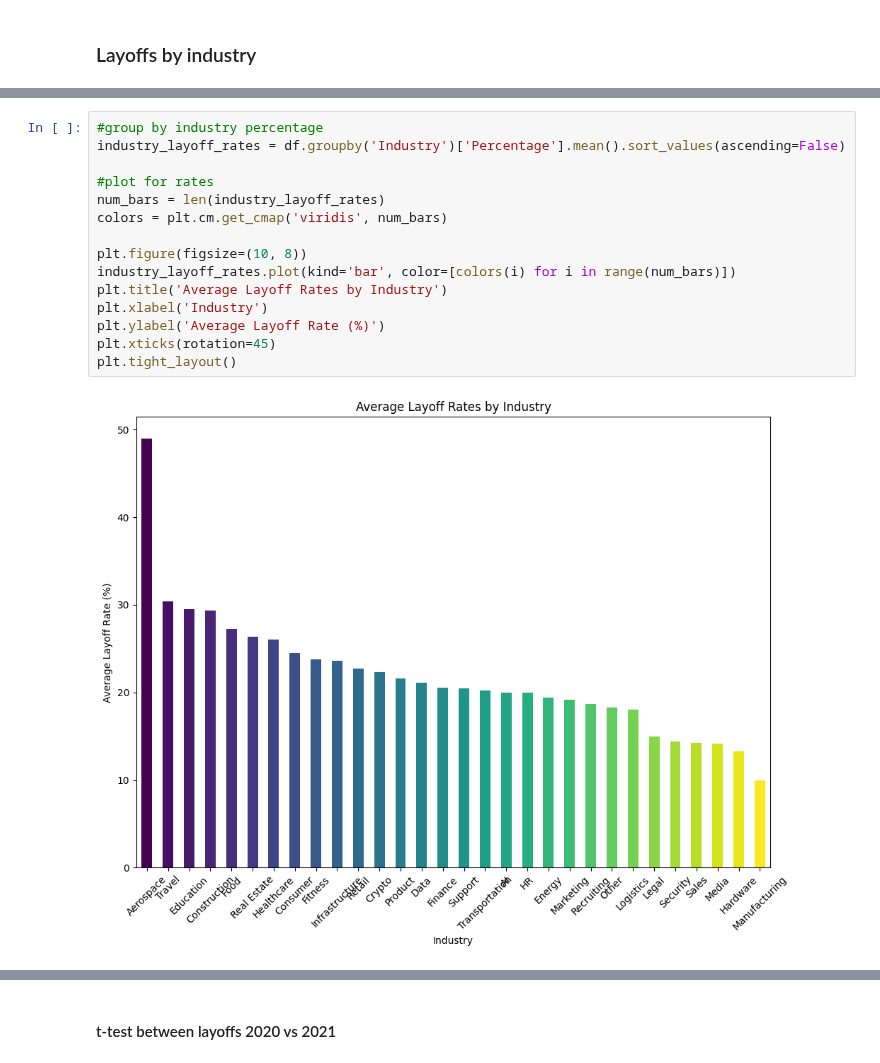
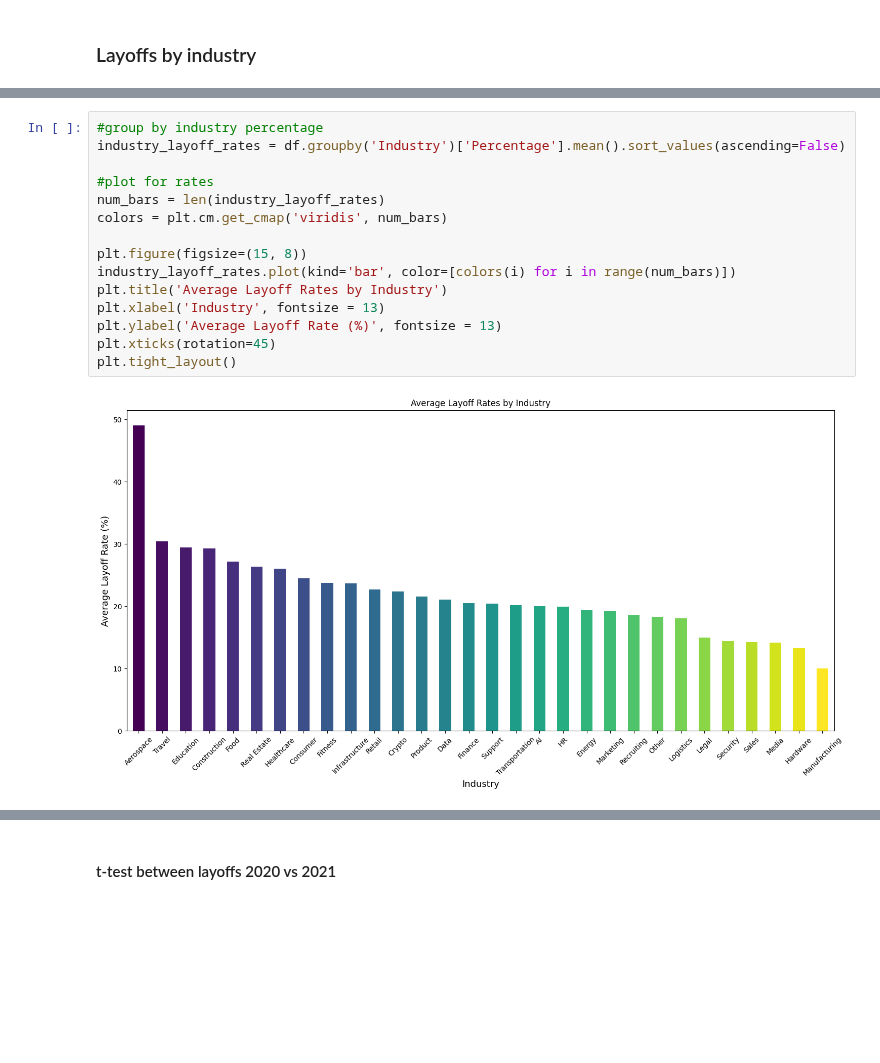
Before and after one commit to COGS108/Group019_WI24, a Jupyter notebook: EDACheckpoint_Group019_WI24.ipynb, the cells around one changed output, grey strips where cells are left out. Drawn from its saved outputs; the diff is of its cells as text; blank space fills up the shorter version.

```diff
--- a/EDACheckpoint_Group019_WI24.ipynb
+++ b/EDACheckpoint_Group019_WI24.ipynb
@@ -163,20 +163,20 @@ plt.tight_layout()
 # %%
 #group by industry percentage
 industry_layoff_rates = df.groupby('Industry')['Percentage'].mean().sort_values(ascending=False)
 
 #plot for rates
 num_bars = len(industry_layoff_rates)
 colors = plt.cm.get_cmap('viridis', num_bars)
 
-plt.figure(figsize=(10, 8))
+plt.figure(figsize=(15, 8))
 industry_layoff_rates.plot(kind='bar', color=[colors(i) for i in range(num_bars)])
 plt.title('Average Layoff Rates by Industry')
-plt.xlabel('Industry')
-plt.ylabel('Average Layoff Rate (%)')
+plt.xlabel('Industry', fontsize = 13)
+plt.ylabel('Average Layoff Rate (%)', fontsize = 13)
 plt.xticks(rotation=45)
 plt.tight_layout()
 # %% [output]
-[figure, old version]
+[figure, new version]
 # %%
 #group data by industry, sum laid-off values
 industry_layoffs = df.groupby('Industry')['Laid_Off'].sum().sort_values(ascending=False)
```
Also changed, not shown: parts of 7 cells of this notebook.
